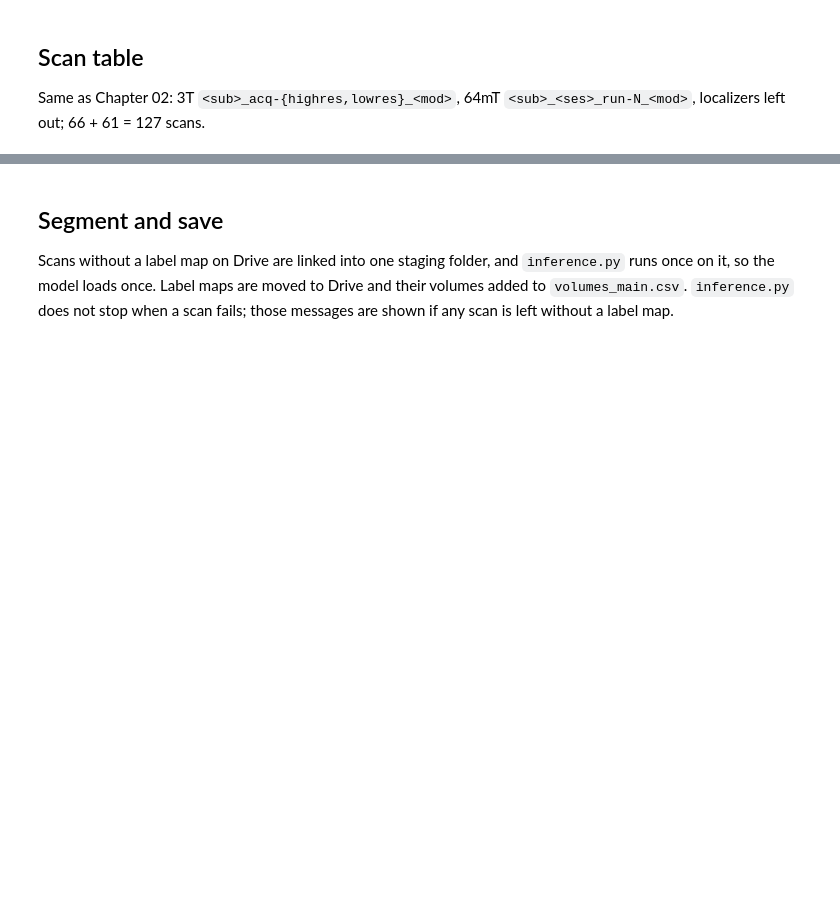
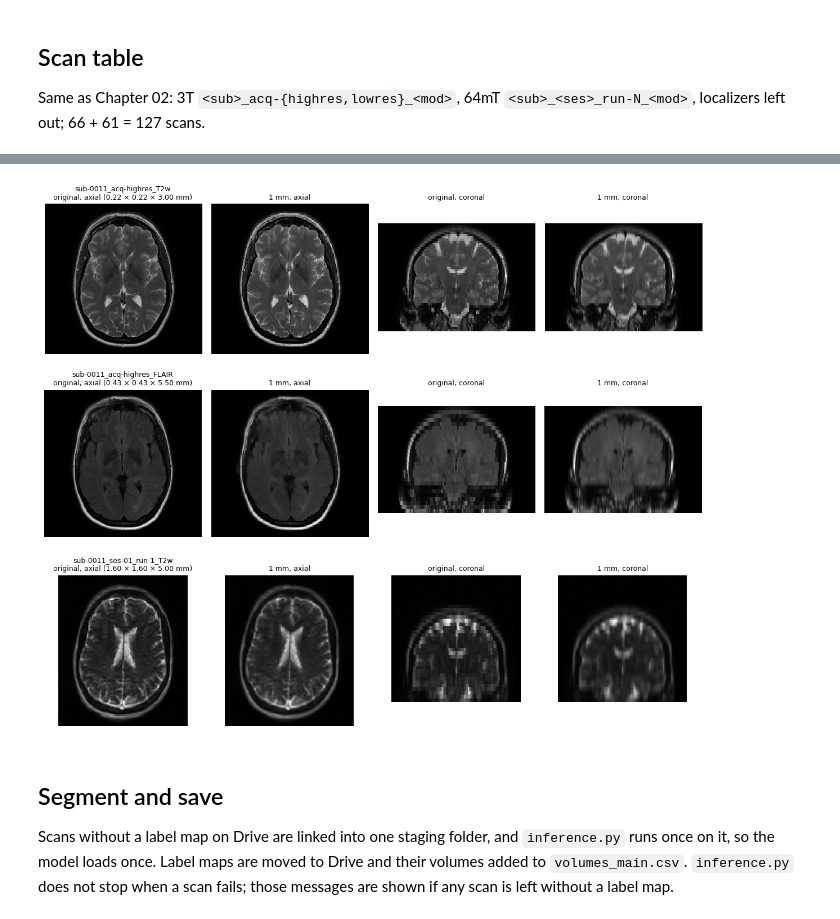
Before and after one commit to Zane-133/new-jupyterbook, a Jupyter notebook: appendix_wmh_colab.ipynb, the cells around one changed output, grey strips where cells are left out. Cells and saved outputs as stored; diff of their text form; code cells hidden in the pictures; blank space fills up the shorter version.

```diff
--- a/appendix_wmh_colab.ipynb
+++ b/appendix_wmh_colab.ipynb
@@ -116,3 +199,51 @@ def seg_path(r):
+# %%
+import matplotlib.pyplot as plt
+import torch
+
+sys.path.insert(0, str(INF.parent))
+from utils import MRIread, align_volume_to_ref, myzoom_torch
+
+
+def to_1mm(src):
+    """The first steps of inference.py: reorient to RAS, scale to [0, 1], resample to 1 mm."""
+    image, aff = MRIread(src)
+    x = torch.tensor(np.squeeze(image).astype(float))
+    x, aff2 = align_volume_to_ref(x, aff, aff_ref=np.eye(4), return_aff=True, n_dims=3)
+    x = x / torch.max(x)
+    factors = np.sqrt(np.sum(aff2 ** 2, axis=0))[:-1]          # voxel size / 1 mm
+    return x.numpy(), myzoom_torch(x, factors, device='cpu').numpy(), factors
+
+
+def show(ax, img, vox, start, centre, title, half=110):
+    """220 mm window around `centre`; each voxel is drawn as a block of its real size.
+    Positions in mm along the original grid; `start` = position of the first voxel."""
+    lo = np.array(start) - 0.5 * np.array(vox)
+    ax.imshow(img.T, cmap='gray', origin='lower', interpolation='nearest', vmin=0, vmax=img.max(),
+              extent=(lo[0], lo[0] + img.shape[0] * vox[0], lo[1], lo[1] + img.shape[1] * vox[1]))
+    ax.set_xlim(centre[0] - half, centre[0] + half)
+    ax.set_ylim(centre[1] - half, centre[1] + half)
+    ax.set_title(title, fontsize=9)
+    ax.axis('off')
+
+
+EXAMPLES = ['sub-0011_acq-highres_T2w', 'sub-0011_acq-highres_FLAIR', 'sub-0011_ses-01_run-1_T2w']
+fig, axes = plt.subplots(len(EXAMPLES), 4, figsize=(12, 3.4 * len(EXAMPLES)))
+for ax, scan in zip(axes, EXAMPLES):
+    orig, new, f = to_1mm(scans.set_index('scan').loc[scan, 'src'])
+    c = np.array([np.average(np.arange(n), weights=new.sum(axis=tuple(a for a in range(3) if a != d)))
+                  for d, n in enumerate(new.shape)])                # brain centre (intensity), 1 mm grid
+    i, j, k = np.round(c).astype(int)
+    s0 = 0.5 - 0.5 * f                                            # first 1 mm voxel, in mm (myzoom_torch)
+    c = c + s0
+    ko, jo = np.round((np.array([k, j]) + 0.5) / f[[2, 1]] - 0.5).astype(int)   # nearest original slice
+    vox = ' × '.join(f'{v:.2f}' for v in f)
+    show(ax[0], orig[:, :, ko], f[[0, 1]], [0, 0], c[[0, 1]], f'{scan}\noriginal, axial ({vox} mm)')
+    show(ax[1], new[:, :, k], [1, 1], s0[[0, 1]], c[[0, 1]], '1 mm, axial')
+    show(ax[2], orig[:, jo, :], f[[0, 2]], [0, 0], c[[0, 2]], 'original, coronal')
+    show(ax[3], new[:, j, :], [1, 1], s0[[0, 2]], c[[0, 2]], '1 mm, coronal')
+fig.tight_layout()
+# %% [output]
+[figure, added]
 # %% [markdown]
 ## Segment and save
 
```
Also changed, not shown: parts of 10 cells of this notebook.
